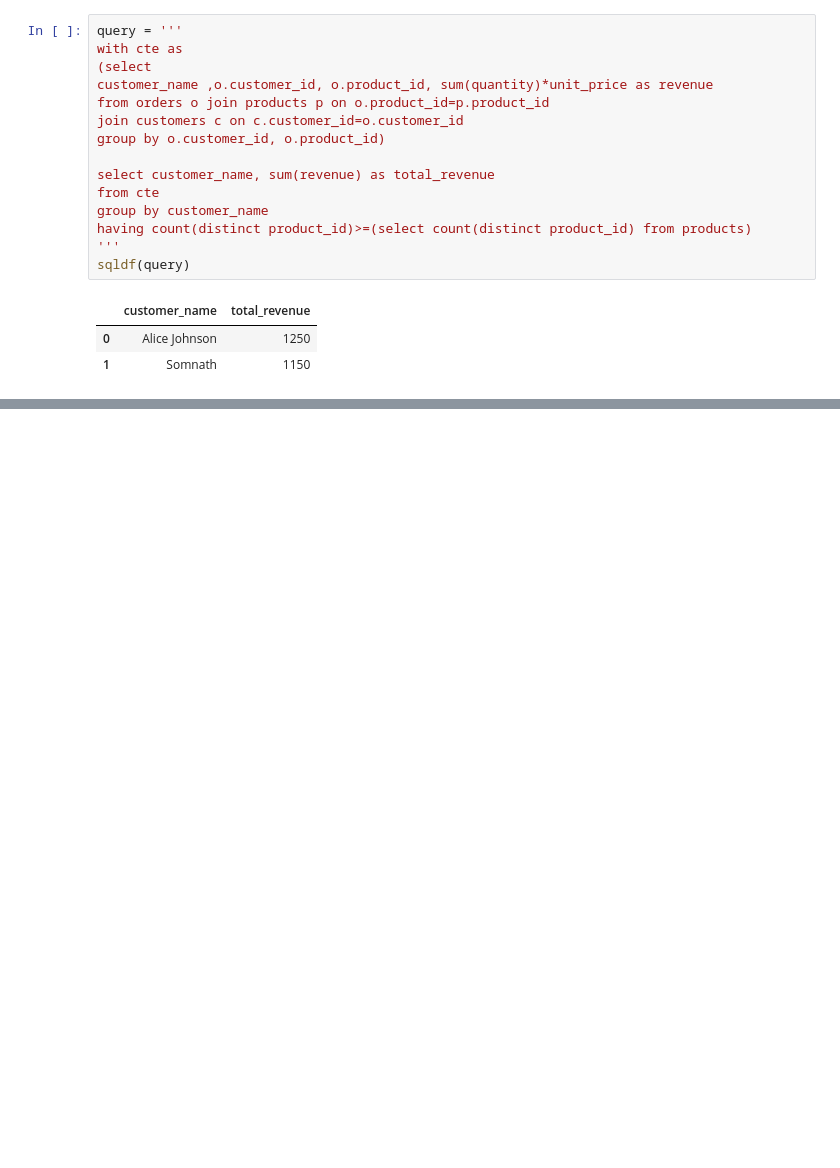
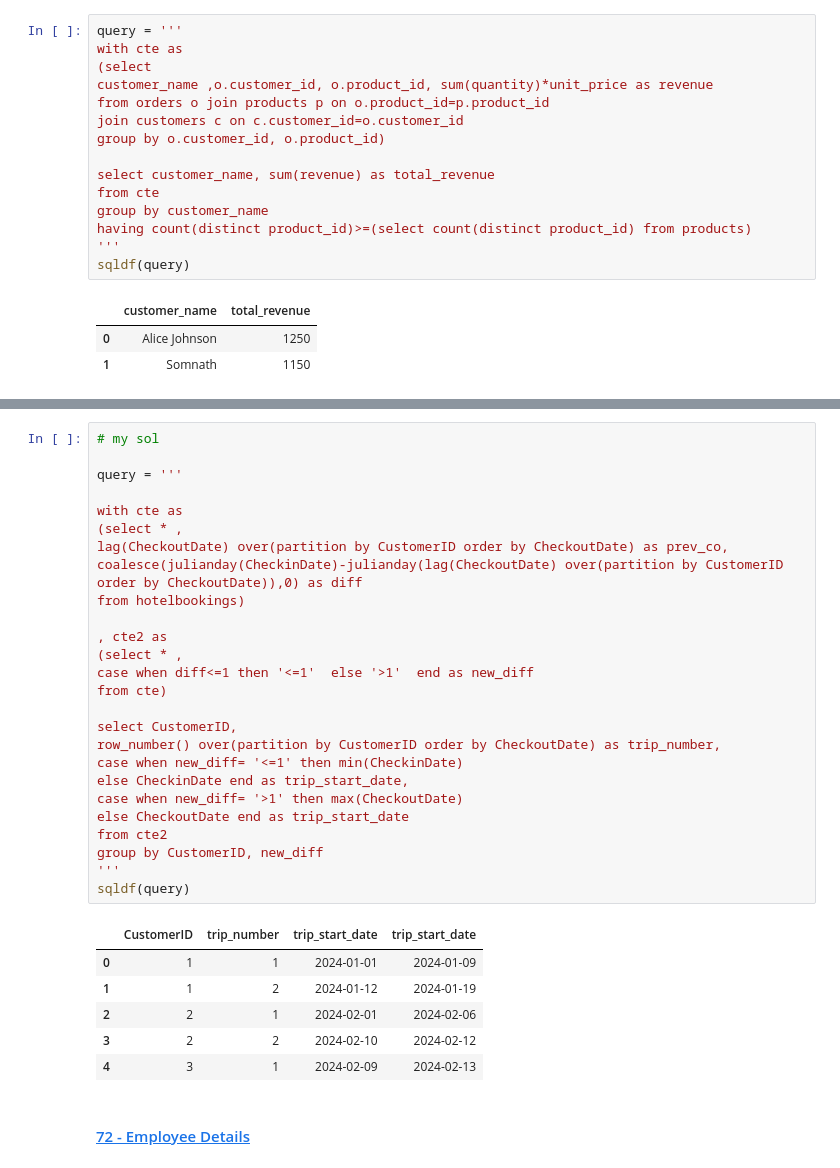
Before and after one commit to smor20/data_analysis, a Jupyter notebook: sql_on_pandas.ipynb, the cells around one changed output, grey strips where cells are left out. Cells and saved outputs as stored; diff of their text form; blank space fills up the shorter version.

Commit message:
sqldf

```diff
--- a/sql_on_pandas.ipynb
+++ b/sql_on_pandas.ipynb
@@ -5292,0 +5341,35 @@ sqldf(query)
+# %%
+# my sol
+
+query = '''
+
+with cte as
+(select * ,
+lag(CheckoutDate) over(partition by CustomerID order by CheckoutDate) as prev_co,
+coalesce(julianday(CheckinDate)-julianday(lag(CheckoutDate) over(partition by CustomerID order by CheckoutDate)),0) as diff
+from hotelbookings)
+
+, cte2 as
+(select * ,
+case when diff<=1 then '<=1'  else '>1'  end as new_diff
+from cte)
+
+select CustomerID,
+row_number() over(partition by CustomerID order by CheckoutDate) as trip_number,
+case when new_diff= '<=1' then min(CheckinDate)
+else CheckinDate end as trip_start_date,
+case when new_diff= '>1' then max(CheckoutDate)
+else CheckoutDate end as trip_start_date
+from cte2
+group by CustomerID, new_diff
+'''
+sqldf(query)
+# %% [output]
+|  | CustomerID | trip_number | trip_start_date | trip_start_date |
+| 0 | 1 | 1 | 2024-01-01 | 2024-01-09 |
+| 1 | 1 | 2 | 2024-01-12 | 2024-01-19 |
+| 2 | 2 | 1 | 2024-02-01 | 2024-02-06 |
+| 3 | 2 | 2 | 2024-02-10 | 2024-02-12 |
+| 4 | 3 | 1 | 2024-02-09 | 2024-02-13 |
+# %% [markdown]
+#### [72 - Employee Details](https://100daysofsql.com/new-courses/1/coding-test/73)
```
Also changed, not shown: parts of 12 cells of this notebook.
